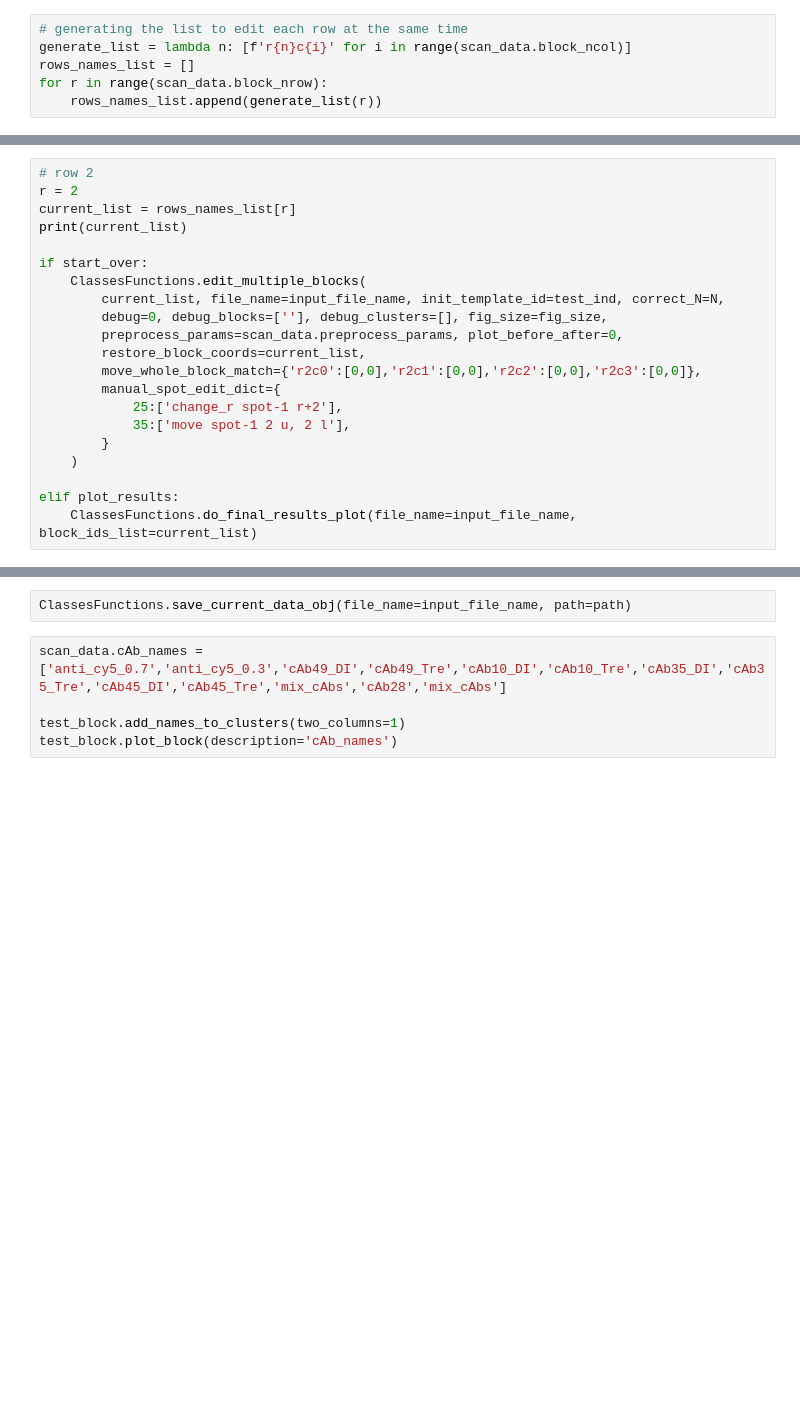
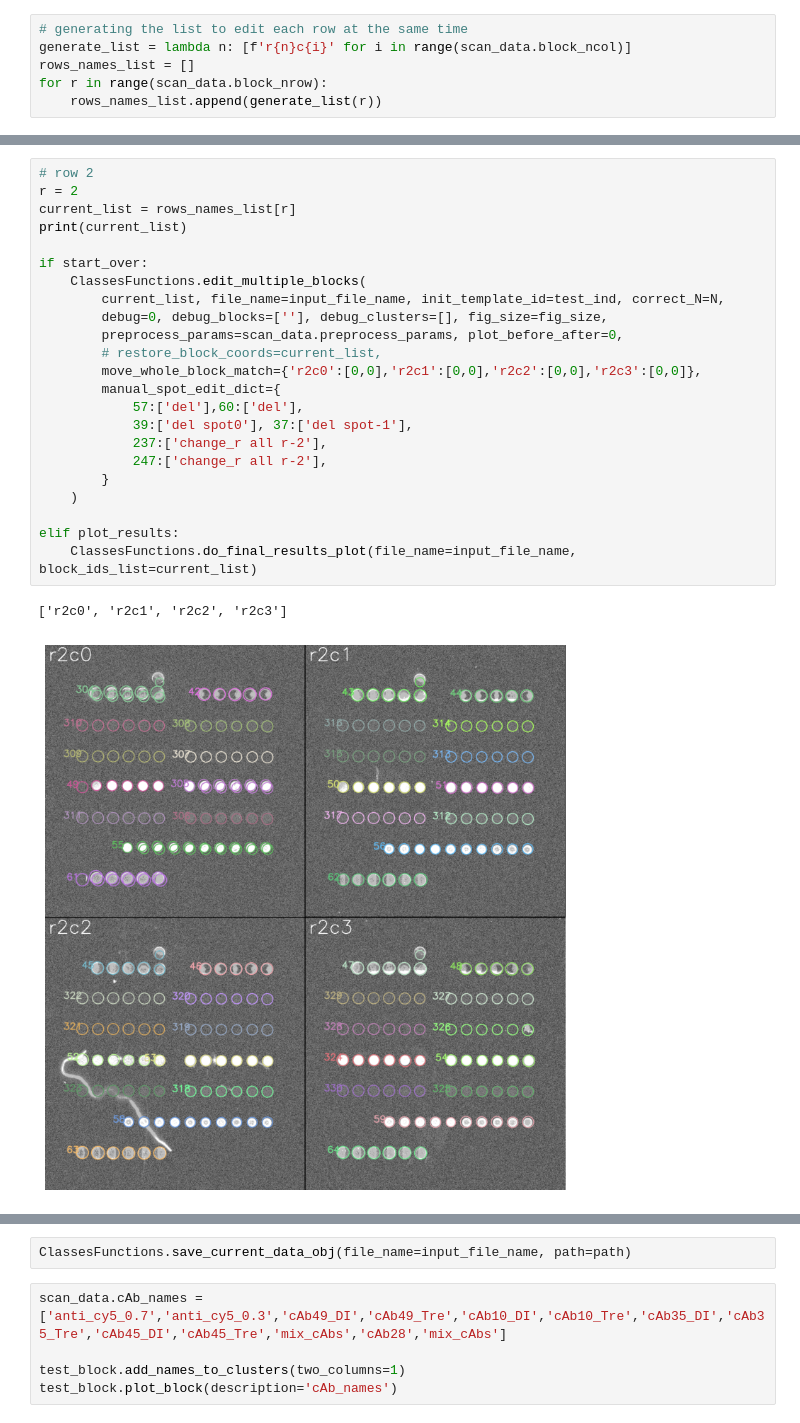
Before and after one commit to afarin-aqs/SlideReader, a Jupyter notebook: Read_DS4_Slides.ipynb, the cells around one changed output, grey strips where cells are left out. Cells and saved outputs as stored; diff of their text form; blank space fills up the shorter version.

```diff
--- a/Read_DS4_Slides.ipynb
+++ b/Read_DS4_Slides.ipynb
@@ -347,24 +418,29 @@ elif plot_results:
 # %%
 # row 2
 r = 2
 current_list = rows_names_list[r]
 print(current_list)
 
 if start_over:
     ClassesFunctions.edit_multiple_blocks(
         current_list, file_name=input_file_name, init_template_id=test_ind, correct_N=N,
         debug=0, debug_blocks=[''], debug_clusters=[], fig_size=fig_size,
         preprocess_params=scan_data.preprocess_params, plot_before_after=0,
-        restore_block_coords=current_list,
+        # restore_block_coords=current_list,
         move_whole_block_match={'r2c0':[0,0],'r2c1':[0,0],'r2c2':[0,0],'r2c3':[0,0]},
         manual_spot_edit_dict={
-            25:['change_r spot-1 r+2'],
-            35:['move spot-1 2 u, 2 l'],
+            57:['del'],60:['del'],
+            39:['del spot0'], 37:['del spot-1'],
+            237:['change_r all r-2'],
+            247:['change_r all r-2'],
         }
     )
 
 elif plot_results:
     ClassesFunctions.do_final_results_plot(file_name=input_file_name, block_ids_list=current_list)
+# %% [output]
+['r2c0', 'r2c1', 'r2c2', 'r2c3']
+[figure, added]
 # %%
 # row 3
 r = 3
```
Also changed, not shown: parts of 32 cells of this notebook, 5 other files.
